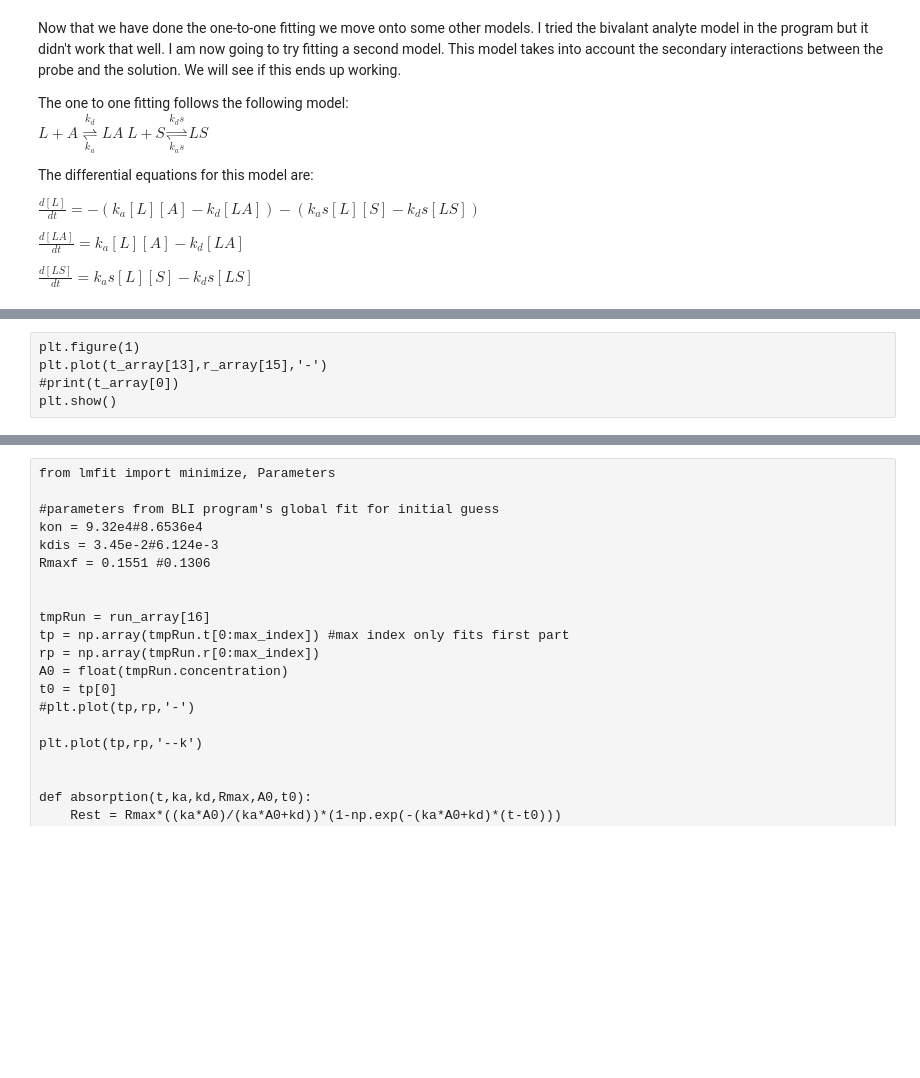
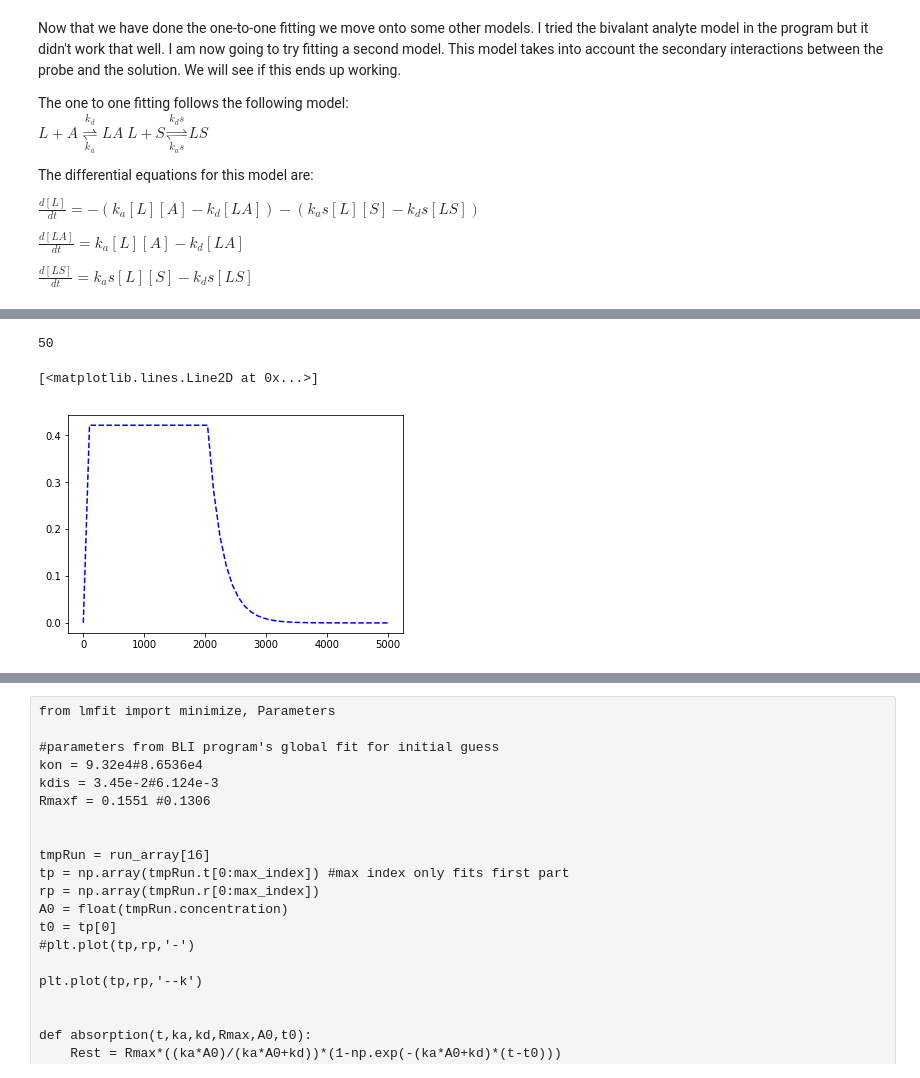
Before and after one commit to DexterAntonio/pthBLI, a Jupyter notebook: Data20180918.ipynb, the cells around one changed output, grey strips where cells are left out. Drawn from its saved outputs; the diff is of its cells as text; code cells hidden in the pictures; blank space fills up the shorter version.

Commit message:
working with secondary fitting model

```diff
--- a/Data20180918.ipynb
+++ b/Data20180918.ipynb
@@ -470,8 +470,8 @@ tmax = max_time
 
 kon = 9.32e4
 kdis = 3.45e-2
-kas = ka
-kds = kd
+kas = ka/100
+kds = kd*100
 
 Rmaxf = 0.1551
 
@@ -598,5 +598,66 @@ x
-# %% [raw]
-plt.figure(1)
-plt.plot(t_array[13],r_array[15],'-')
-#print(t_array[0])
-plt.show()
+# %%
+def derModel3(t,ka,kd,kas,kds,Rmax,A0,t0,tmax,imax):
+    abserr = 1.0e-8
+    relerr = 1.0e-6
+    t_abs = t[0:imax]
+    t_des = t[imax:None]
+
+    def deriv_LLa(conc,t,params):
+        kd,ka,A0,kds,kas = params
+        L,LA,LS = conc
+        #ODEs
+        dLA = ka*A0*L - kd*LA
+        dLS = kas*A0 - kds*LS
+        dL = -dLA
+
+        f = [dL, dLA,dLS]
+        return f
+
+    #paramaters
+    params = [kd,ka,A0,kds,kas]
+    Wtotal = []
+
+    #intial conditions for absorption section
+    L0_abs = Rmax
+    LA0_abs = 0
+    LS0_abs = 0
+    conc0_abs = [L0_abs,LA0_abs,LS0_abs]
+    wsol_abs = odeint(deriv_LLa, conc0_abs, t_abs, args=(params,),atol=abserr, rtol=relerr)
+    Wtotal.extend(wsol_abs[:,1]+wsol_abs[:,2])
+
+    #initial conditions for the desportion section
+    L0_des = 0
+    params = [kd,ka,0,kds,kas]
+    LA_des = wsol_abs[len(wsol_abs)-1,1]
+    #print(len(wsol_abs))
+    LS_des = wsol_abs[len(wsol_abs)-1,2]
+
+    conc0_des = [L0_des,LA_des,LS_des]
+
+    wsol_des = odeint(deriv_LLa, conc0_des, t_des, args=(params,),atol=abserr, rtol=relerr)
+
+    Wtotal.extend(wsol_des[:,1]+wsol_des[:,2])
+
+    #print(Wtotal)
+    return Wtotal
+
+#for testing that this function works
+t = np.linspace(0,5000)
+ka = 5.959682e+04/100
+kd = 4.037493e-03
+kas = ka*1000
+kds = kd
+Rmax = 4.242651e-01
+A0 = 1e-6
+t0 = 0
+tmax = t[-1]
+imax = 20
+
+sol =  derSecondary(t,ka,kd,kas,kds,Rmax,A0,t0,tmax,imax)
+#print(len(sol))
+print(len(t))
+plt.plot(t,sol,'b--')
+# %% [output]
+50
+[<matplotlib.lines.Line2D at 0x...>]
+[figure, added]
```
Also changed, not shown: parts of 8 cells of this notebook.
